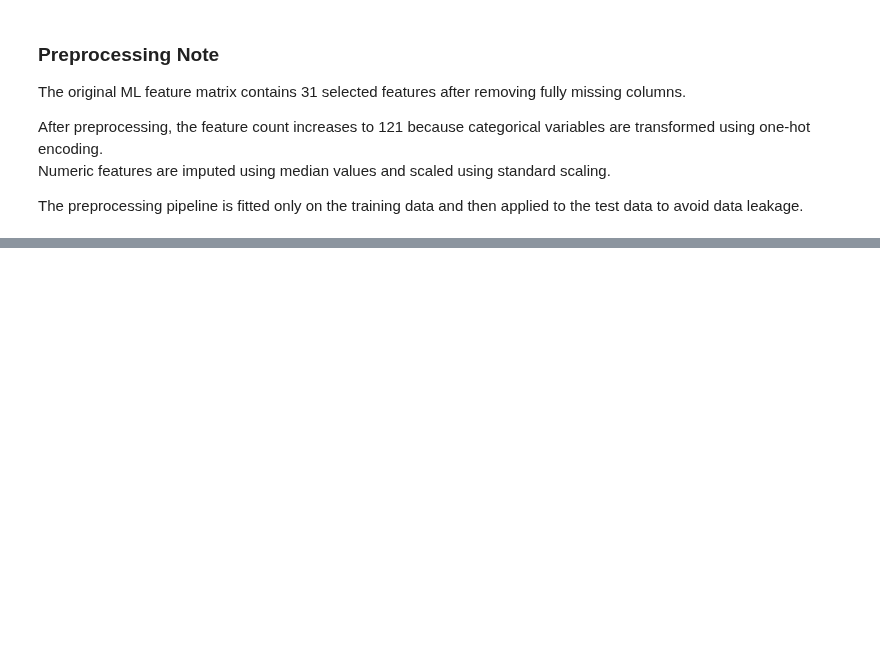
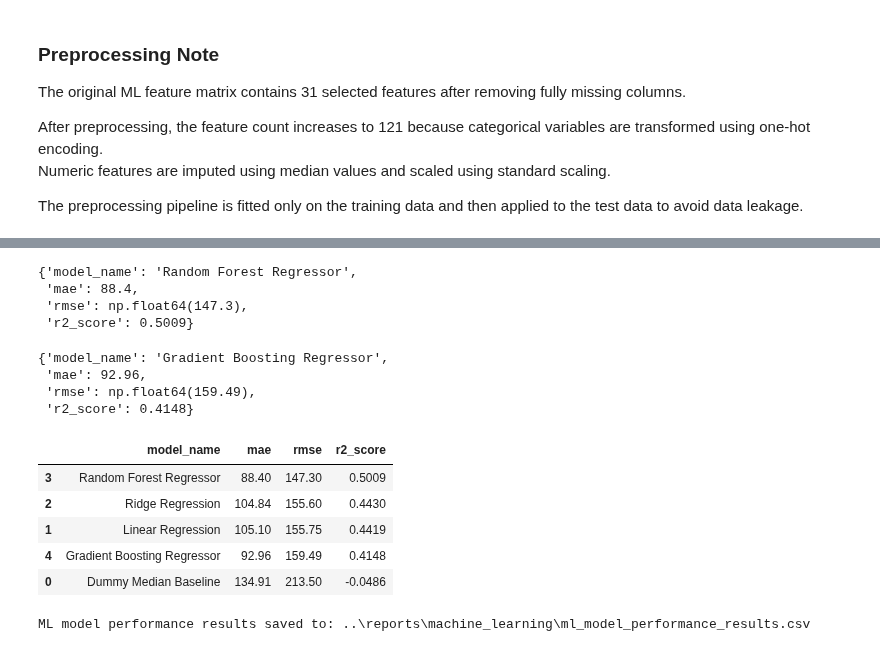
Before and after one commit to Tnadeeja/Inside-Airbnb-Market-Intelligence-Platform-Data-Engineering-Analytics-AI, a Jupyter notebook: notebooks/05_ml_price_prediction.ipynb, the cells around one changed output, grey strips where cells are left out. Cells and saved outputs as stored; diff of their text form; code cells hidden in the pictures; blank space fills up the shorter version.

```diff
--- a/notebooks/05_ml_price_prediction.ipynb
+++ b/notebooks/05_ml_price_prediction.ipynb
@@ -540,0 +623,75 @@ The preprocessing pipeline is fitted only on the training data and then applied
+# %%
+random_forest_model = RandomForestRegressor(
+    n_estimators=100,
+    max_depth=12,
+    random_state=42,
+    n_jobs=-1
+)
+
+random_forest_model.fit(X_train_processed, y_train)
+
+random_forest_predictions = random_forest_model.predict(X_test_processed)
+
+random_forest_result = evaluate_regression_model(
+    "Random Forest Regressor",
+    y_test,
+    random_forest_predictions
+)
+
+random_forest_result
+# %% [output]
+{'model_name': 'Random Forest Regressor',
+ 'mae': 88.4,
+ 'rmse': np.float64(147.3),
+ 'r2_score': 0.5009}
+# %%
+gradient_boosting_model = GradientBoostingRegressor(
+    n_estimators=150,
+    learning_rate=0.05,
+    max_depth=3,
+    random_state=42
+)
+
+gradient_boosting_model.fit(X_train_processed, y_train)
+
+gradient_boosting_predictions = gradient_boosting_model.predict(X_test_processed)
+
+gradient_boosting_result = evaluate_regression_model(
+    "Gradient Boosting Regressor",
+    y_test,
+    gradient_boosting_predictions
+)
+
+gradient_boosting_result
+# %% [output]
+{'model_name': 'Gradient Boosting Regressor',
+ 'mae': 92.96,
+ 'rmse': np.float64(159.49),
+ 'r2_score': 0.4148}
+# %%
+model_results = pd.DataFrame([
+    baseline_result,
+    linear_result,
+    ridge_result,
+    random_forest_result,
+    gradient_boosting_result
+])
+
+model_results = model_results.sort_values("rmse", ascending=True)
+
+model_results
+# %% [output]
+|  | model_name | mae | rmse | r2_score |
+| 3 | Random Forest Regressor | 88.40 | 147.30 | 0.5009 |
+| 2 | Ridge Regression | 104.84 | 155.60 | 0.4430 |
+| 1 | Linear Regression | 105.10 | 155.75 | 0.4419 |
+| 4 | Gradient Boosting Regressor | 92.96 | 159.49 | 0.4148 |
+| 0 | Dummy Median Baseline | 134.91 | 213.50 | -0.0486 |
+# %%
+model_results_output_path = ML_REPORTS_PATH / "ml_model_performance_results.csv"
+
+model_results.to_csv(model_results_output_path, index=False)
+
+print(f"ML model performance results saved to: {model_results_output_path}")
+# %% [output]
+ML model performance results saved to: ..\reports\machine_learning\ml_model_performance_results.csv
```
Also changed, not shown: parts of 8 cells of this notebook, 2 other files.
